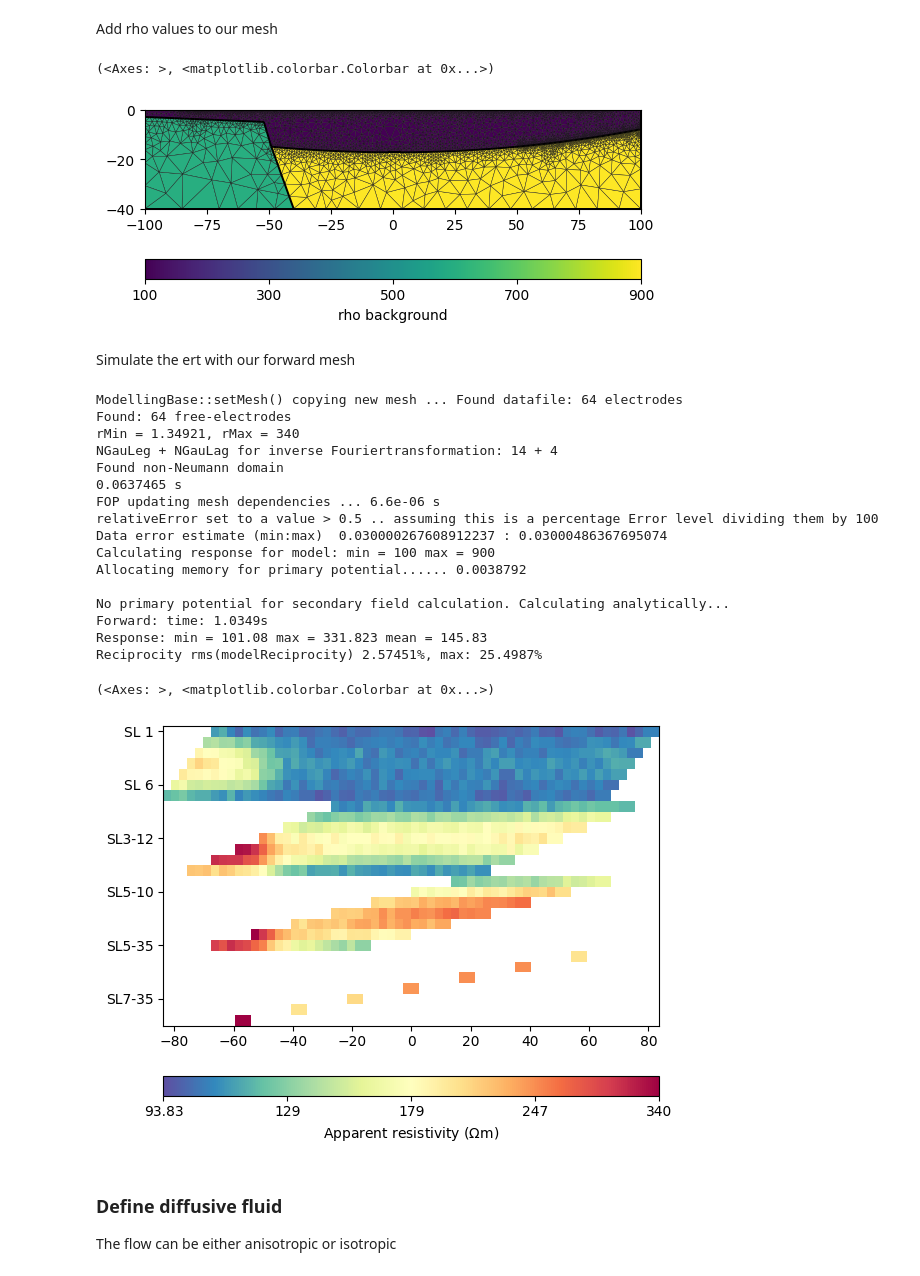
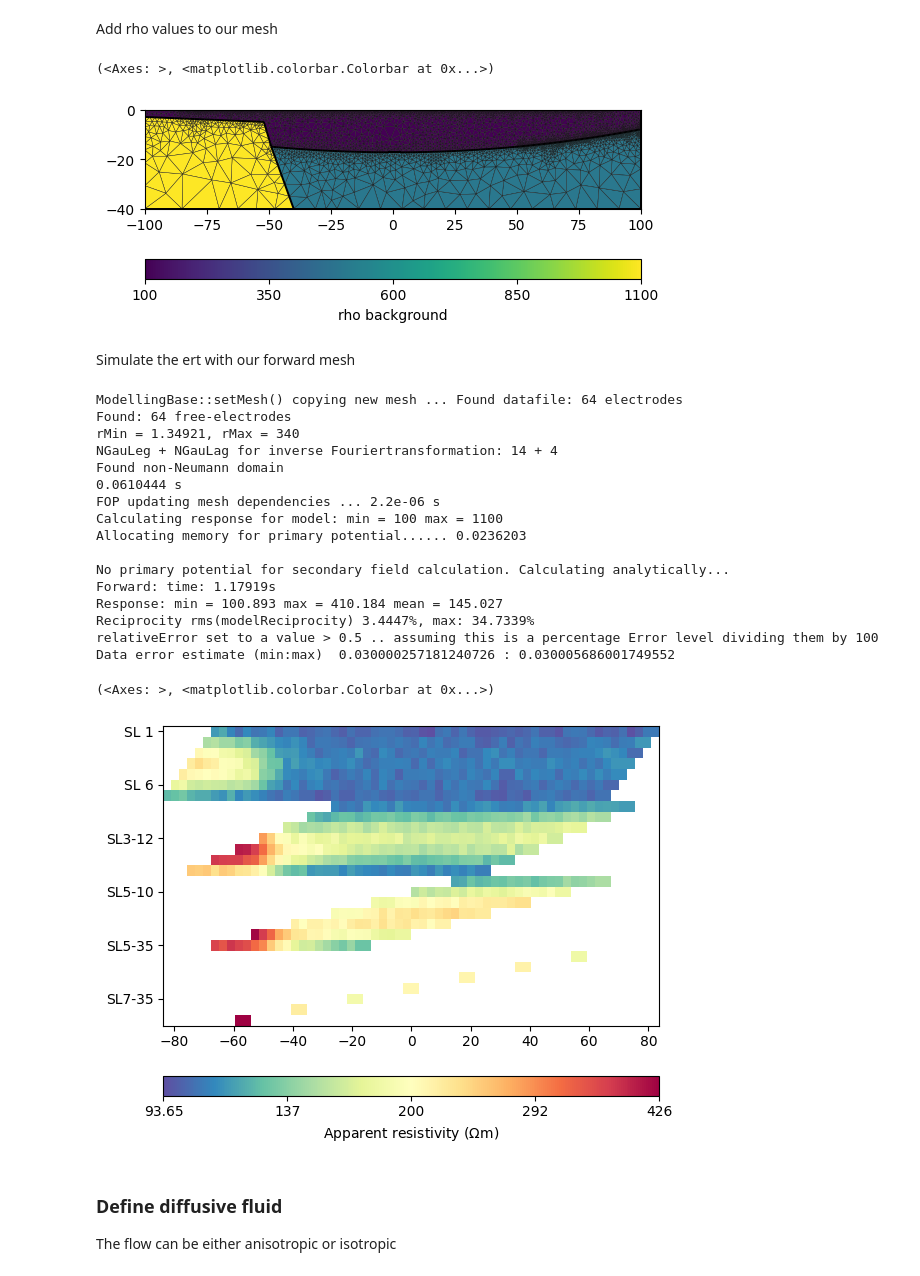
Before and after one commit to jcmefra/Aguas_Vichy, a Jupyter notebook: Modelling_complex.ipynb, the cells around one changed output. Saved outputs shown, nothing was run; the diff lists cells and outputs as text; code cells hidden in the pictures.

```diff
--- a/Modelling_complex.ipynb
+++ b/Modelling_complex.ipynb
@@ -70,15 +70,15 @@ Add rho values to our mesh
 # %%
 rhoMin = 1
 rhoMax = 100
 rho0 = pg.solver.cellValues(mesh, {1: 100,
-                                   2: 600,
-                                   3: 900,}
+                                   2: 1100,
+                                   3: 500,}
                                    )
 
 pg.show(mesh, rho0, label='rho background', showMesh=True)
 # %% [output]
 (<Axes: >, <matplotlib.colorbar.Colorbar at 0x...>)
-[figure, old version]
+[figure, new version]
 # %% [markdown]
 Simulate the ert with our forward mesh
 # %%
@@ -92,19 +92,19 @@ Found: 64 free-electrodes
 rMin = 1.34921, rMax = 340
 NGauLeg + NGauLag for inverse Fouriertransformation: 14 + 4
 Found non-Neumann domain
-0.0637465 s
-FOP updating mesh dependencies ... 6.6e-06 s
-relativeError set to a value > 0.5 .. assuming this is a percentage Error level dividing them by 100
-Data error estimate (min:max)  0.030000267608912237 : 0.03000486367695074
-Calculating response for model: min = 100 max = 900
-Allocating memory for primary potential...... 0.0038792
+0.0610444 s
+FOP updating mesh dependencies ... 2.2e-06 s
+Calculating response for model: min = 100 max = 1100
+Allocating memory for primary potential...... 0.0236203
 
 No primary potential for secondary field calculation. Calculating analytically...
-Forward: time: 1.0349s
-Response: min = 101.08 max = 331.823 mean = 145.83
-Reciprocity rms(modelReciprocity) 2.57451%, max: 25.4987%
+Forward: time: 1.17919s
+Response: min = 100.893 max = 410.184 mean = 145.027
+Reciprocity rms(modelReciprocity) 3.4447%, max: 34.7339%
+relativeError set to a value > 0.5 .. assuming this is a percentage Error level dividing them by 100
+Data error estimate (min:max)  0.030000257181240726 : 0.030005686001749552
 (<Axes: >, <matplotlib.colorbar.Colorbar at 0x...>)
-[figure, old version]
+[figure, new version]
 # %% [markdown]
 ### Define diffusive fluid
 
```
Also changed, not shown: parts of 8 cells of this notebook, 1 other file.
